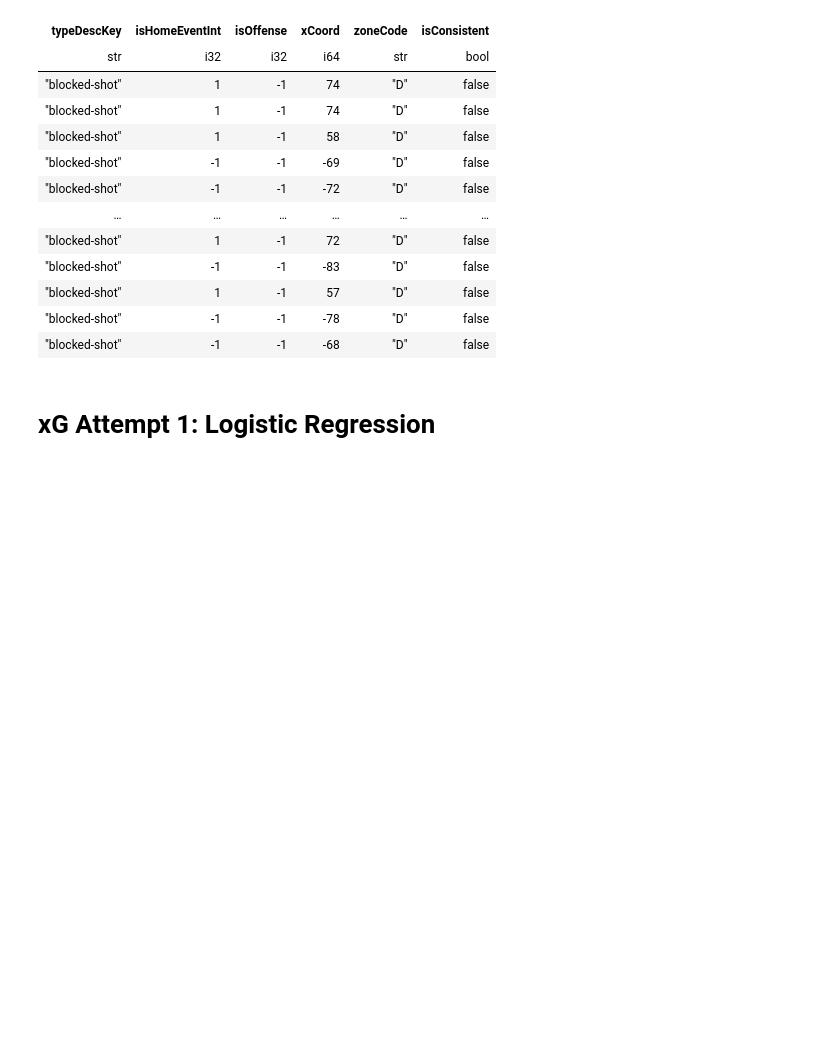
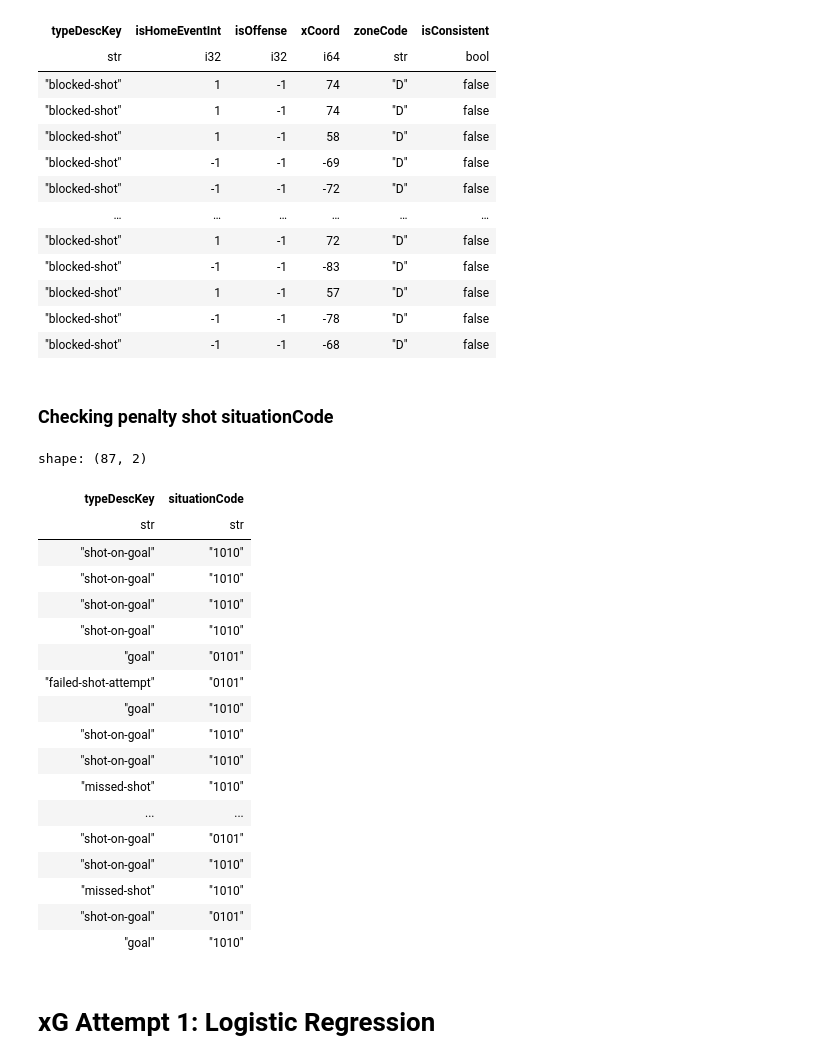
Before and after one commit to trxe/nhl_data_demo, a Jupyter notebook: xgoals.ipynb, the cells around one changed output. Saved outputs shown, nothing was run; the diff lists cells and outputs as text; code cells hidden in the pictures; blank space fills up the shorter version.

```diff
--- a/xgoals.ipynb
+++ b/xgoals.ipynb
@@ -200,5 +230,35 @@ shape: (284_500, 6)
 | "blocked-shot" | 1 | -1 | 57 | "D" | false |
 | "blocked-shot" | -1 | -1 | -78 | "D" | false |
 | "blocked-shot" | -1 | -1 | -68 | "D" | false |
+# %% [markdown]
+### Checking penalty shot situationCode
+# %%
+(
+    COMBINED_PLAYS
+    # .filter(pl.col('typeDescKey') == 'penalty-shot')
+    .filter(pl.col('situationCode').is_in(SHOOTOUT_SITUATION_CODE).and_(pl.col('period') <= 3))
+    .select(['typeDescKey', 'situationCode'])
+    .collect()
+)
+# %% [output]
+shape: (87, 2)
+| typeDescKey | situationCode |
+| str | str |
+| "shot-on-goal" | "1010" |
+| "shot-on-goal" | "1010" |
+| "shot-on-goal" | "1010" |
+| "shot-on-goal" | "1010" |
+| "goal" | "0101" |
+| "failed-shot-attempt" | "0101" |
+| "goal" | "1010" |
+| "shot-on-goal" | "1010" |
+| "shot-on-goal" | "1010" |
+| "missed-shot" | "1010" |
+| ... | ... |
+| "shot-on-goal" | "0101" |
+| "shot-on-goal" | "1010" |
+| "missed-shot" | "1010" |
+| "shot-on-goal" | "0101" |
+| "goal" | "1010" |
 # %% [markdown]
 # xG Attempt 1: Logistic Regression
```
Also changed, not shown: parts of 23 cells of this notebook, 1 other file.
